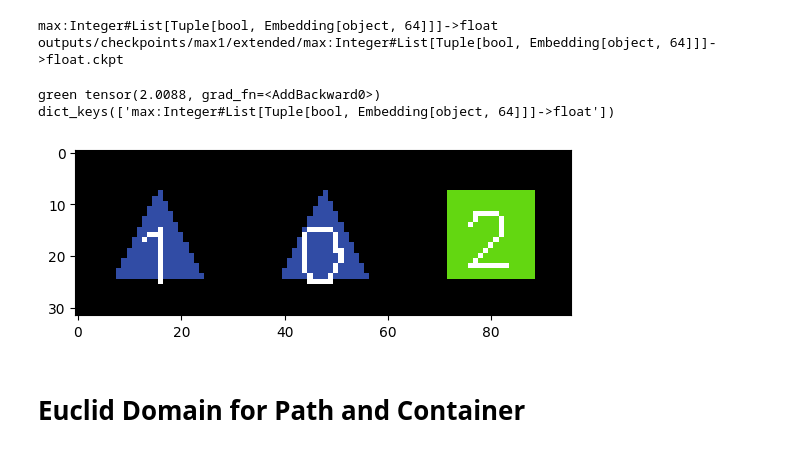
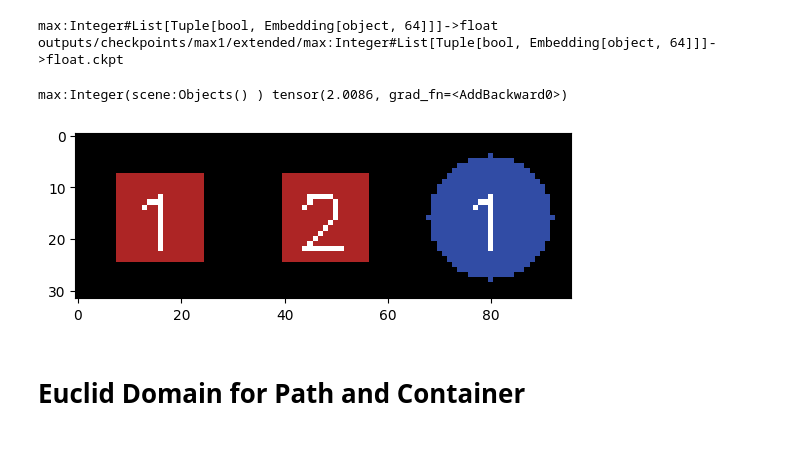
Before and after one commit to ZongjingLi/MetaLearner, a Jupyter notebook: debug_domain.ipynb, the cells around one changed output. Cells and saved outputs as stored; diff of their text form; code cells hidden in the pictures.

```diff
--- a/debug_domain.ipynb
+++ b/debug_domain.ipynb
@@ -187,38 +187,33 @@ max:Integer#List[Tuple[bool, Embedding[object, 64]]]->float
 outputs/checkpoints/max1/extended/max:Integer#List[Tuple[bool, Embedding[object, 64]]]->float.ckpt
 # %%
 
-i = 4
+i = 8
 img = train_arith_dataset[i]['image']
 grounding = {"image": img}
 plt.imshow(img.permute(1, 2, 0).numpy()[..., ::-1])
 
 tags = ["red","green", "blue", "circle", "rectangle", "triangle"]
 
 tag1 = "green"
 tag2 = "circle"
 
 program = f"plus:Integer(filter:Logic(scene:Objects(), {tag1}:Objects ), filter:Logic(scene:Objects(), {tag2}:Objects ))"
 
-program = f"max:Integer(filter:Logic(scene:Objects(), {tag1}:Objects ))"
-
-#program = f"max:Integer(scene:Objects() )"
-
+program = f"max:Integer(scene:Objects() )"
 #program = f"count:Logic(filter:Logic(scene:Objects(), {tag1}:Objects ))"
 
 from core.model import value_types, UnificationFailure
 
 try:
     measure, _ = learner.executor.additive_evaluation(program, grounding)
 except UnificationFailure as e:
     print("Unify:",e.left_structure, value_types(e.right_structure))
     learner.executor.update_chain(e.right_structure, e.left_structure)
 
-print(tag1,measure.value)
-print(learner.executor.base_executor.extended_registry.keys())
+print(program,measure.value)
 # %% [output]
-green tensor(2.0088, grad_fn=<AddBackward0>)
-dict_keys(['max:Integer#List[Tuple[bool, Embedding[object, 64]]]->float'])
+max:Integer(scene:Objects() ) tensor(2.0086, grad_fn=<AddBackward0>)
-[figure, old version]
+[figure, new version]
 # %% [markdown]
 # Euclid Domain for Path and Container
 # %%
```
Also changed, not shown: 8 other files.
